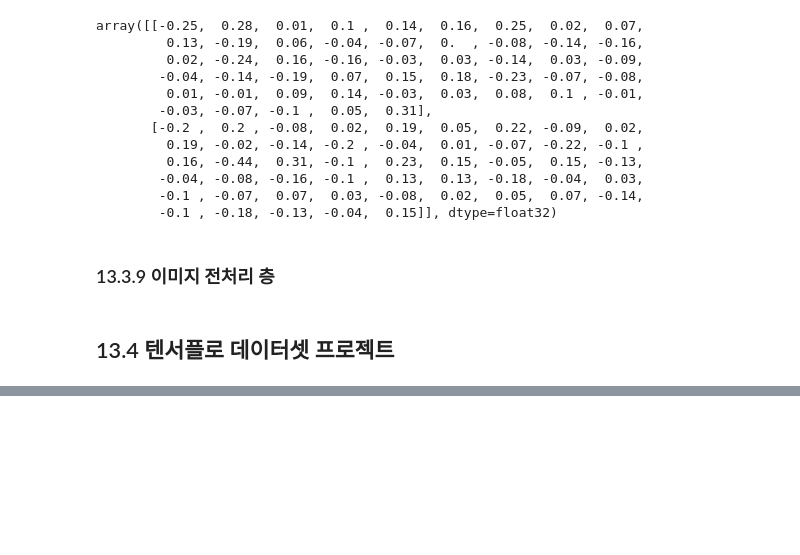
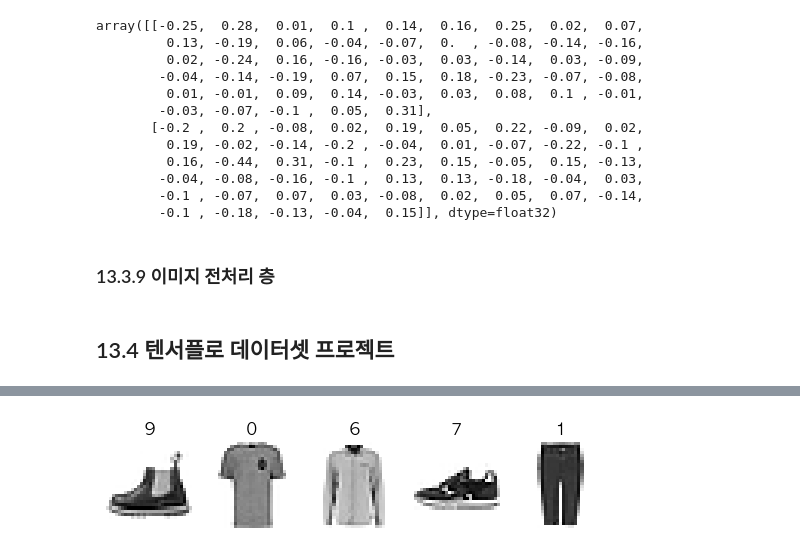
Before and after one commit to oneash98/HandsOnML, a Jupyter notebook: codes/13_loading_and_preprocessing_data.ipynb, the cells around one changed output, grey strips where cells are left out. Drawn from its saved outputs; the diff is of its cells as text; code cells hidden in the pictures; blank space fills up the shorter version.

```diff
--- a/codes/13_loading_and_preprocessing_data.ipynb
+++ b/codes/13_loading_and_preprocessing_data.ipynb
@@ -750,0 +778,3 @@ cropped_images = crop_image_layer(images)
+# %%
+for image, label in valid_set.take(1):
+    print(create_example(image, label))
@@ -750,0 +814,4 @@ cropped_images = crop_image_layer(images)
+# %%
+train_filepaths = write_tfrecords("./datasets/fashion_mnist/my_fashion_mnist.train", train_set)
+valid_filepaths = write_tfrecords("./datasets/fashion_mnist/my_fashion_mnist.valid", valid_set)
+test_filepaths = write_tfrecords("./datasets/fashion_mnist/my_fashion_mnist.test", test_set)
@@ -750,0 +822,35 @@ cropped_images = crop_image_layer(images)
+# %%
+def preprocess(tfrecord):
+    feature_descriptions = {
+        "image": tf.io.FixedLenFeature([], tf.string, default_value=""),
+        "label": tf.io.FixedLenFeature([], tf.int64, default_value=-1)
+    }
+    example = tf.io.parse_single_example(tfrecord, feature_descriptions)
+    image = tf.io.parse_tensor(example["image"], out_type=tf.uint8)
+    image = tf.reshape(image, shape=[28, 28])
+    return image, example["label"]
+
+def mnist_dataset(filepaths, n_read_threads=5, shuffle_buffer_size=None,
+                  n_parse_threads=5, batch_size=32, cache=True):
+    dataset = tf.data.TFRecordDataset(filepaths,
+                                      num_parallel_reads=n_read_threads)
+    if cache:
+        dataset = dataset.cache()
+    if shuffle_buffer_size:
+        dataset = dataset.shuffle(shuffle_buffer_size)
+    dataset = dataset.map(preprocess, num_parallel_calls=n_parse_threads)
+    dataset = dataset.batch(batch_size)
+    return dataset.prefetch(1)
+# %%
+train_set = mnist_dataset(train_filepaths, shuffle_buffer_size=60000)
+valid_set = mnist_dataset(valid_filepaths)
+test_set = mnist_dataset(test_filepaths)
+# %%
+for X, y in train_set.take(1):
+    for i in range(5):
+        plt.subplot(1, 5, i + 1)
+        plt.imshow(X[i].numpy(), cmap='binary')
+        plt.axis('off')
+        plt.title(str(y[i].numpy()))
+# %% [output]
+[figure, added]
```
Also changed, not shown: parts of 10 cells of this notebook, 3 other files.
